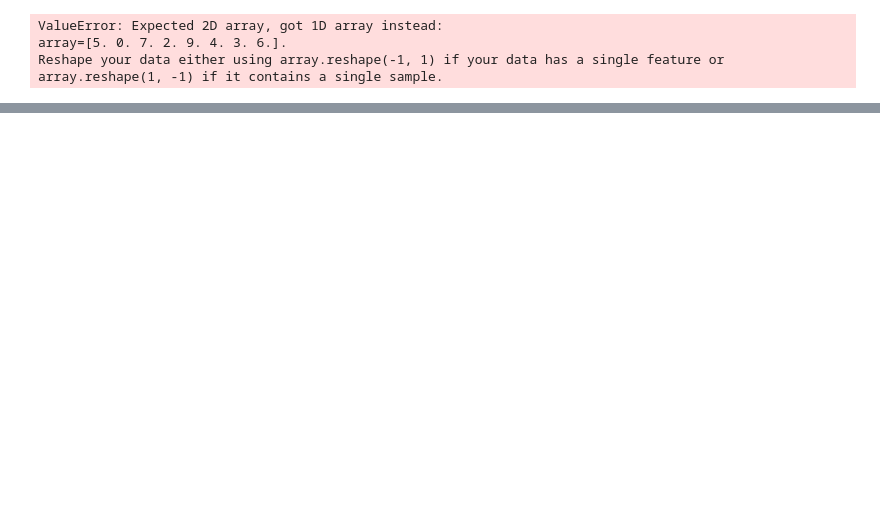
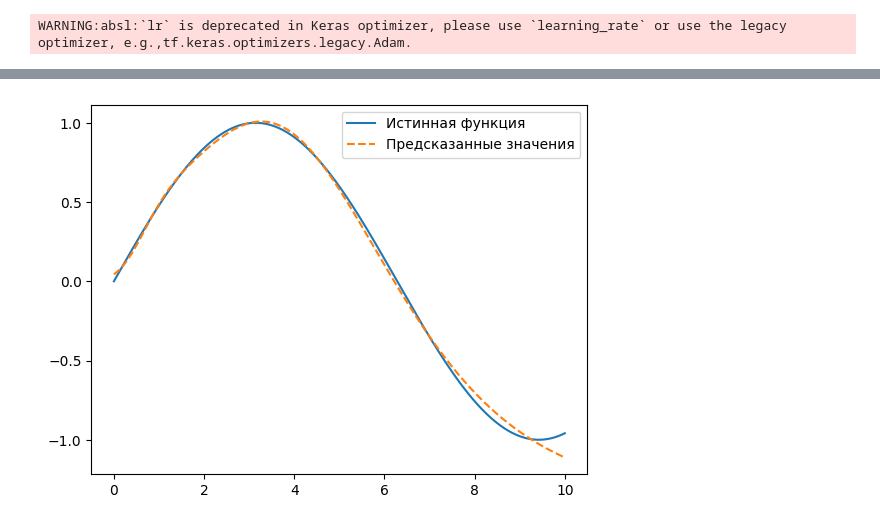
Before and after one commit to Leteers/MachineLearning, a Jupyter notebook: lab3/test.ipynb, the cells around one changed output, grey strips where cells are left out. Saved outputs shown, nothing was run; the diff lists cells and outputs as text; code cells hidden in the pictures; blank space fills up the shorter version.

```diff
--- a/lab3/test.ipynb
+++ b/lab3/test.ipynb
@@ -26,15 +68,15 @@ y = np.sin(x/2)
 
 # Создание модели нейронной сети
 model = Sequential()
-model.add(Dense(10, input_dim=1, activation='relu'))
+model.add(Dense(10, input_dim=1, activation='tanh'))
 model.add(Dense(1, activation='linear'))
 
 # Компиляция модели
-optimizer = Adam(lr=0.01)
+optimizer = Adam(lr=0.05)
 model.compile(optimizer=optimizer, loss='mean_squared_error')
 
 # Обучение модели
-model.fit(x, y, epochs=100, batch_size=32, verbose=2)
+model.fit(x, y, epochs=1000, batch_size=100)
 
 # Предсказание значений на том же диапазоне x
 y_pred = model.predict(x)
@@ -45,6 +87,4 @@ plt.plot(x, y_pred, label='Предсказанные значения', linesty
 plt.legend()
 plt.show()
 # %% [output]
-ValueError: Expected 2D array, got 1D array instead:
-array=[5. 0. 7. 2. 9. 4. 3. 6.].
-Reshape your data either using array.reshape(-1, 1) if your data has a single feature or array.reshape(1, -1) if it contains a single sample.
+WARNING:absl:`lr` is deprecated in Keras optimizer, please use `learning_rate` or use the legacy optimizer, e.g.,tf.keras.optimizers.legacy.Adam.
@@ -50,0 +108 @@ Reshape your data either using array.reshape(-1, 1) if your data has a single fe
+[figure, added]
```
Also changed, not shown: parts of 5 cells of this notebook, 1 other file.
